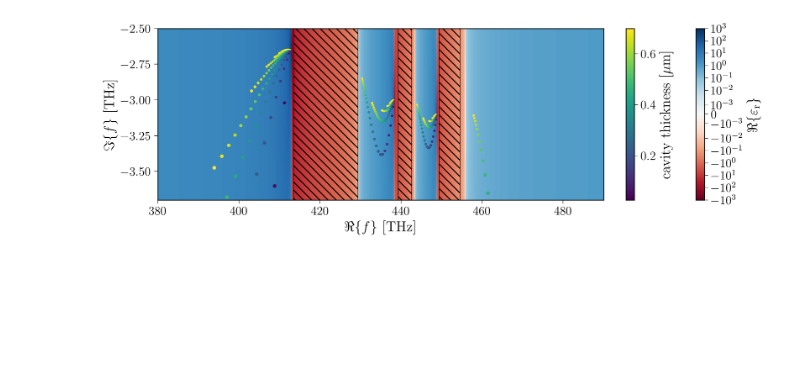
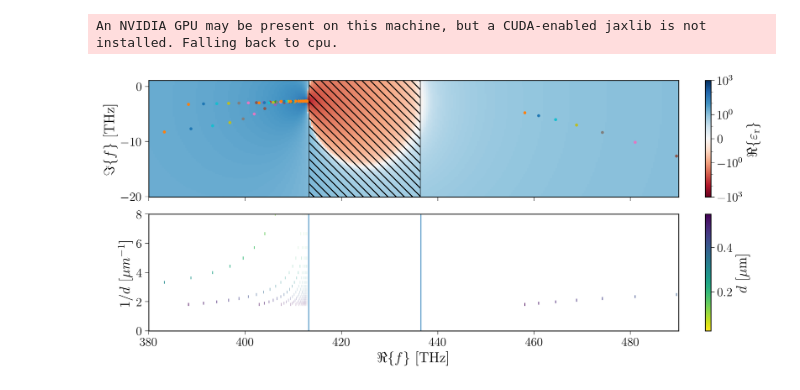
Before and after one commit to jan-david-fischbach/agsurmof, a Jupyter notebook: notebooks/plot_subdivide_results.ipynb, the cells around one changed output. Cells and saved outputs as stored; diff of their text form; code cells hidden in the pictures; blank space fills up the shorter version.

Commit message:
weird noise deep in the complex plane: smat doesn't help

```diff
--- a/notebooks/plot_subdivide_results.ipynb
+++ b/notebooks/plot_subdivide_results.ipynb
@@ -6,47 +6,71 @@ from surmof_cavity import eps_cav
 import matplotlib as mpl
 # %%
 %config InlineBackend.figure_format='retina'
-# %%
-with open("subdivide.pkl", "rb") as file:
-    results = pickle.load(file)
 # %%
+fname = "out/subdivide_smat.pkl"
+fname = "core_shell_1pole_dipole_deep_complex_plane.pkl"
+
+with open(fname, "rb") as file:
+    results = pickle.load(file)
+
 poles = results['poles']
 residues = results['residues']
 thickness = results['thickness']
+# %% [output]
+An NVIDIA GPU may be present on this machine, but a CUDA-enabled jaxlib is not installed. Falling back to cpu.
 # %%
 to_THz = 300/2/np.pi
 ylim = (300, 500)
+npoles = 1
 # %%
-plt.figure(figsize=(9,3), constrained_layout=True)
-w_r = np.linspace(380, 490, 600)
-w_i = np.linspace(-3.7, -2.5, 200)
+fig, axs = plt.subplots(2, 1, sharex=True, figsize=(9,4), constrained_layout=True)
+plt.sca(axs[0])
+w_r = np.linspace(380, 490, 300)
+#w_i = np.linspace(-3.7, -2.5, 100)
+w_i = np.linspace(-20, 1, 100)
 W_r, W_i = np.meshgrid(w_r, w_i)
 W = W_r +1j*W_i
-eps = eps_cav(W/to_THz, 3)
+eps = eps_cav(W/to_THz, npoles)
 
 w_r = np.linspace(380, 490, 600)
-eps_r = eps_cav(w_r/to_THz, 3)
+eps_r = eps_cav(w_r/to_THz, npoles)
 lines = 0.5*(w_r[:-1]+w_r[1:])[np.diff(eps_r>0)!=0]
 
-plt.pcolormesh(W_r, W_i, np.real(eps), norm=mpl.colors.SymLogNorm(linthresh=0.0015,
-                                              vmin=-1000.0, vmax=1000.0, base=10), cmap="RdBu")
-plt.colorbar(label="$\Re\{\\varepsilon_\mathrm{r}\}$")
+plt.pcolormesh(W_r, W_i, np.real(eps), norm=mpl.colors.SymLogNorm(linthresh=0.1,
+                                              vmin=-1000.0, vmax=1000.0, base=10),
+                    cmap="RdBu", rasterized=True)
+plt.colorbar(label="$\Re\{\\varepsilon_\mathrm{r}\}$", ticks=[-1e3, -1, 0, 1, 1e3])
 
-cmap = mpl.cm.viridis
+cmap = mpl.cm.viridis_r
 norm = mpl.colors.Normalize(vmin=min(thickness), vmax=max(thickness))
 colors = cmap(norm(thickness))
 for color, p, r in zip(colors, poles, residues):
-    plt.scatter(p.real*to_THz, p.imag*to_THz, color=color, s=np.sqrt(np.abs(r))*100)
+    color=None
+    plt.scatter(p.real*to_THz, p.imag*to_THz, color=color)#, s=np.sqrt(np.abs(r))*100)
 
-plt.colorbar(mpl.cm.ScalarMappable(cmap=cmap, norm=norm), ax=plt.gca(), label="cavity thickness [$\mathrm{\mu m}$]")
 
-plt.xlabel("$\Re\{f\}$ [THz]")
+#plt.xlabel("$\Re\{f\}$ [THz]")
 plt.ylabel("$\Im\{f\}$ [THz]")
 plt.xlim(380, 490)
-plt.ylim(-3.7, -2.5)
+#plt.ylim(-3.7, -2.5)
 plt.savefig("pole_movement.png", dpi=600)
 
 plt.fill_between(w_r, 0, 1, hatch="\\\\\\", where=eps_r.real<0, color="none", edgecolor="k", transform=plt.gca().get_xaxis_transform(), lw=0.5)
-plt.savefig("surmof_eps_real.pdf")
+
+plt.sca(axs[1])
+plt.colorbar(mpl.cm.ScalarMappable(cmap=cmap, norm=norm), ax=plt.gca(), label="$d$ [$\mathrm{\mu m}$]")
+for color, t, p, r in zip(colors, thickness, poles, residues):
+    plt.scatter(np.real(p)*to_THz, [1/t]*len(p), color=color, marker="|",
+                alpha=np.clip(10*np.sqrt(np.abs(r)), 0, 1))
+
+for line in lines:
+    plt.axvline(line)
+
+plt.ylim((0, 8))
+plt.xlabel("$\Re\{f\}$ [THz]")
+plt.ylabel("$1/d$ [$\mu m^{-1}$]")
+plt.xlim(min(w_r), max(w_r))
+
+plt.savefig("deep_complex.pdf")
 # %% [output]
-[figure, old version]
+[figure, new version]
```
Also changed, not shown: parts of 6 cells of this notebook, 23 other files.
